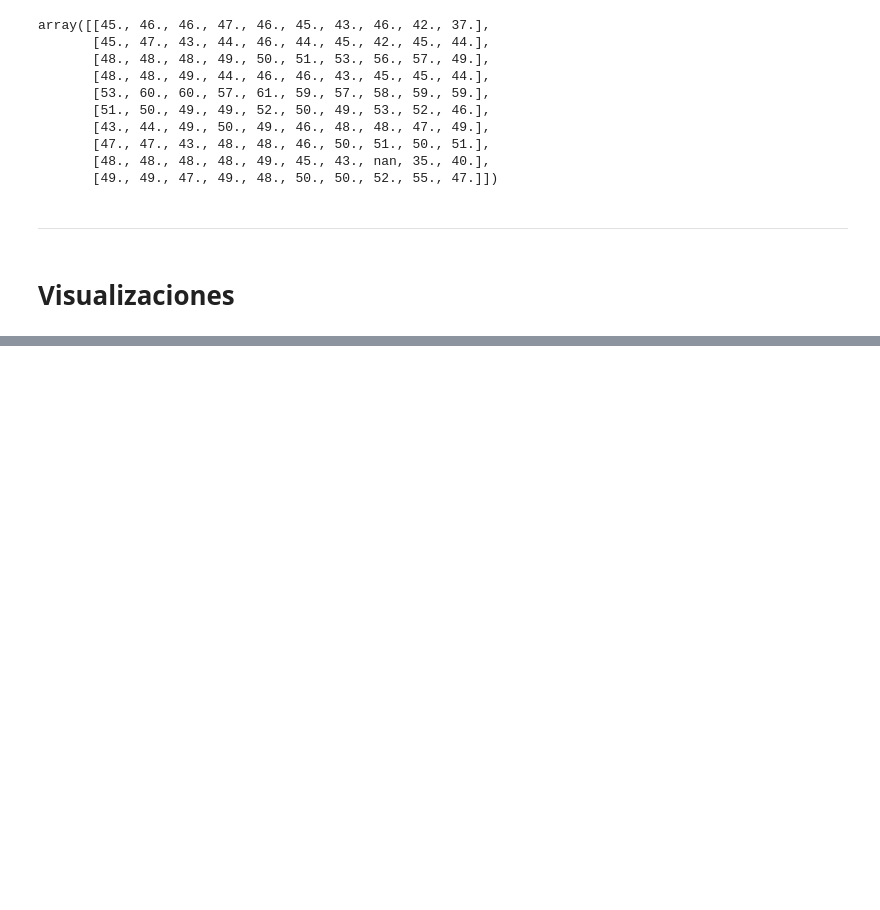
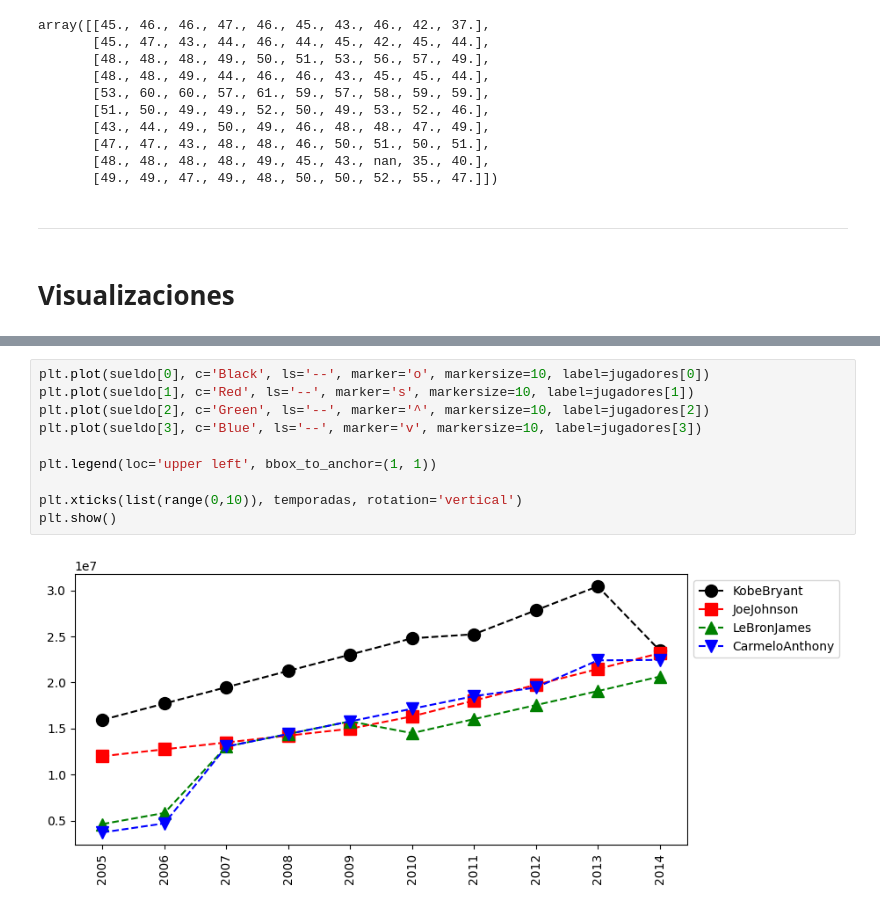
Before and after one commit to PabloSanchez87/IBM-Inteligencia-Artificial, a Jupyter notebook: 2- Python para Data Science/4-DatosNBA.ipynb, the cells around one changed output, grey strips where cells are left out. Drawn from its saved outputs; the diff is of its cells as text; blank space fills up the shorter version.

```diff
--- a/2- Python para Data Science/4-DatosNBA.ipynb
+++ b/2- Python para Data Science/4-DatosNBA.ipynb
@@ -159,0 +182,12 @@ import matplotlib.pyplot as plt
+# %%
+plt.plot(sueldo[0], c='Black', ls='--', marker='o', markersize=10, label=jugadores[0])
+plt.plot(sueldo[1], c='Red', ls='--', marker='s', markersize=10, label=jugadores[1])
+plt.plot(sueldo[2], c='Green', ls='--', marker='^', markersize=10, label=jugadores[2])
+plt.plot(sueldo[3], c='Blue', ls='--', marker='v', markersize=10, label=jugadores[3])
+
+plt.legend(loc='upper left', bbox_to_anchor=(1, 1))
+
+plt.xticks(list(range(0,10)), temporadas, rotation='vertical')
+plt.show()
+# %% [output]
+[figure, added]
```
Also changed, not shown: parts of 23 cells of this notebook.
